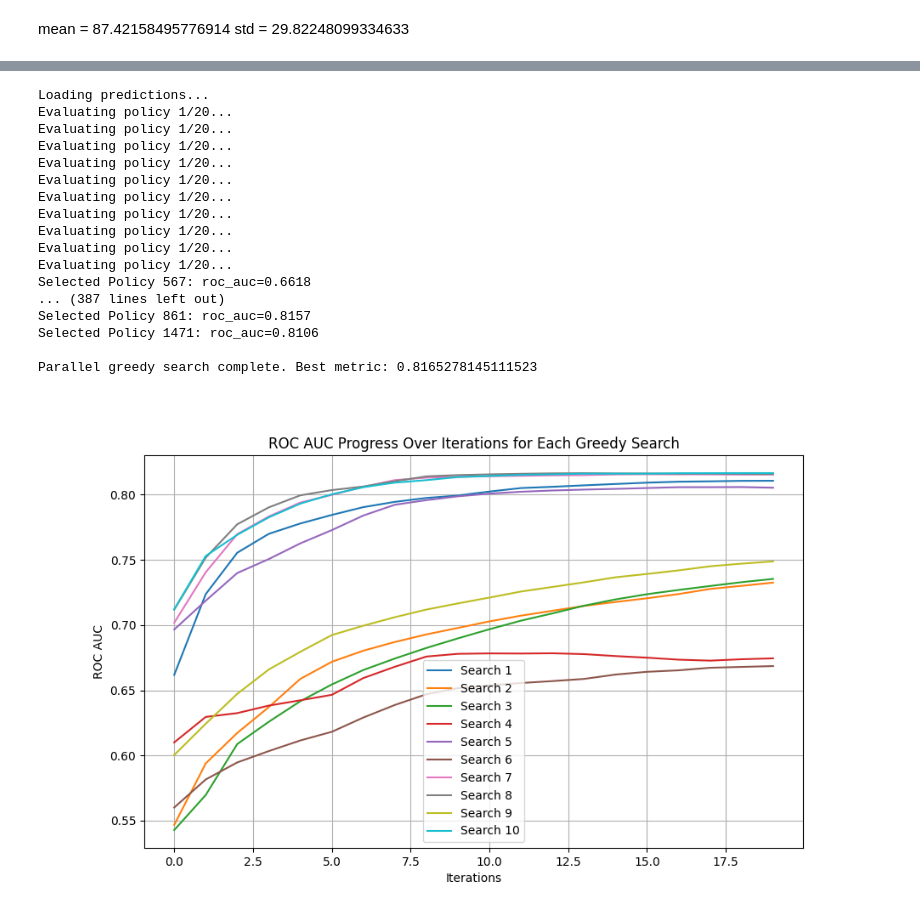
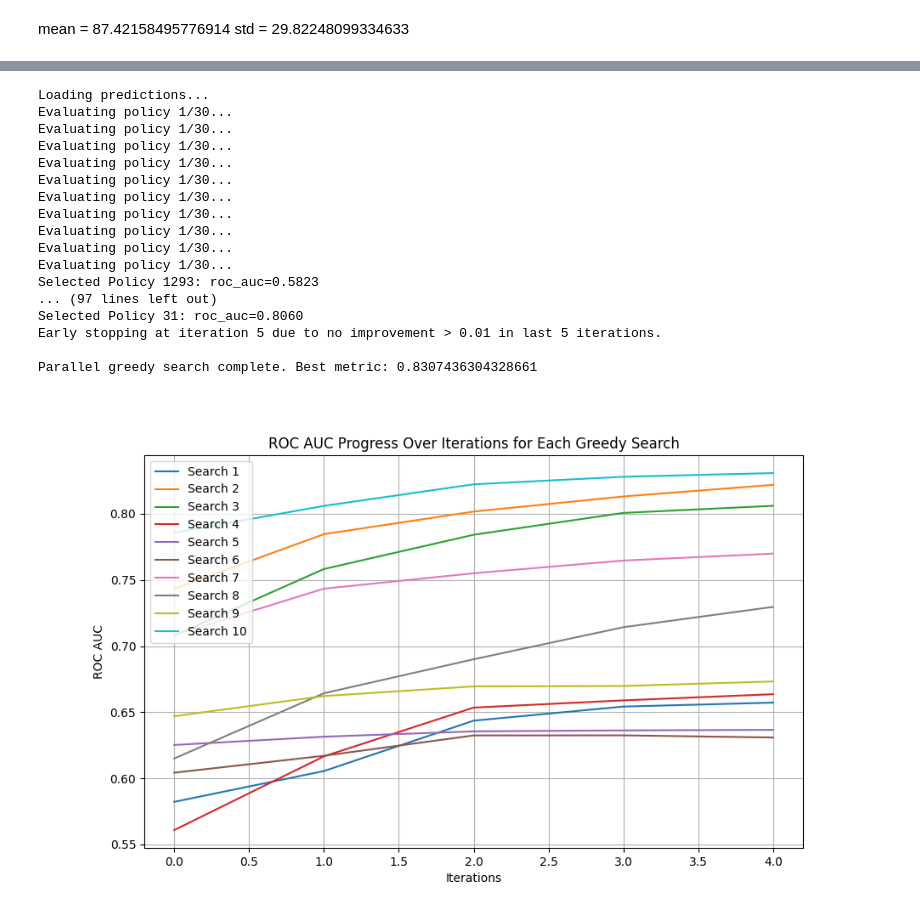
Before and after one commit to pstnmz/UQ_toolbox, a Jupyter notebook: CNN_shape_prediction_inferences.ipynb, the cells around one changed output, grey strips where cells are left out. Drawn from its saved outputs; the diff is of its cells as text; code cells hidden in the pictures.

Commit message:
Remove randomness in better rand augment + add early stopping

```diff
--- a/CNN_shape_prediction_inferences.ipynb
+++ b/CNN_shape_prediction_inferences.ipynb
@@ -34,7 +34,7 @@ GPU 1: NVIDIA RTX A6000
 GPU 2: NVIDIA RTX A6000
 # %%
 print(torch.cuda.is_available())
-device = torch.device("cuda:1")
+device = torch.device("cuda:2")
 # %% [output]
 True
 # %%
@@ -97,7 +97,7 @@ models_list = []
 path_to_models = './models/'
 for path in model_paths:
     model = simpleNet()
-    model.load_state_dict(torch.load(path_to_models + path))
+    model.load_state_dict(torch.load(path_to_models + path, map_location=device))
     model.eval()  # Set the model to evaluation mode
     models_list.append(model)
 # %%
@@ -461,23 +444,23 @@ with torch.no_grad():
 good_idx = [k for k in range(len(all_results)) if all_results[k]['true_label'] == all_results[k]['predicted_class']]
 bad_idx = [k for k in range(len(all_results)) if all_results[k]['true_label'] != all_results[k]['predicted_class']]
 # %%
-best_aug = uq.perform_greedy_policy_search('savedpolicies', good_idx, bad_idx, num_workers=20, max_iterations=20)
+best_aug = uq.perform_greedy_policy_search('savedpolicies', good_idx, bad_idx, num_workers=20, max_iterations=30, num_searches=10)
 # %% [output]
 Loading predictions...
-Evaluating policy 1/20...
-Evaluating policy 1/20...
-Evaluating policy 1/20...
-Evaluating policy 1/20...
-Evaluating policy 1/20...
-Evaluating policy 1/20...
-Evaluating policy 1/20...
-Evaluating policy 1/20...
-Evaluating policy 1/20...
-Evaluating policy 1/20...
-Selected Policy 567: roc_auc=0.6618
-... (387 lines left out)
-Selected Policy 861: roc_auc=0.8157
-Selected Policy 1471: roc_auc=0.8106
+Evaluating policy 1/30...
+Evaluating policy 1/30...
+Evaluating policy 1/30...
+Evaluating policy 1/30...
+Evaluating policy 1/30...
+Evaluating policy 1/30...
+Evaluating policy 1/30...
+Evaluating policy 1/30...
+Evaluating policy 1/30...
+Evaluating policy 1/30...
+Selected Policy 1293: roc_auc=0.5823
+... (97 lines left out)
+Selected Policy 31: roc_auc=0.8060
+Early stopping at iteration 5 due to no improvement > 0.01 in last 5 iterations.
 
-Parallel greedy search complete. Best metric: 0.8165278145111523
+Parallel greedy search complete. Best metric: 0.8307436304328661
-[figure, old version]
+[figure, new version]
```
Also changed, not shown: parts of 22 cells of this notebook, 2 other files.
